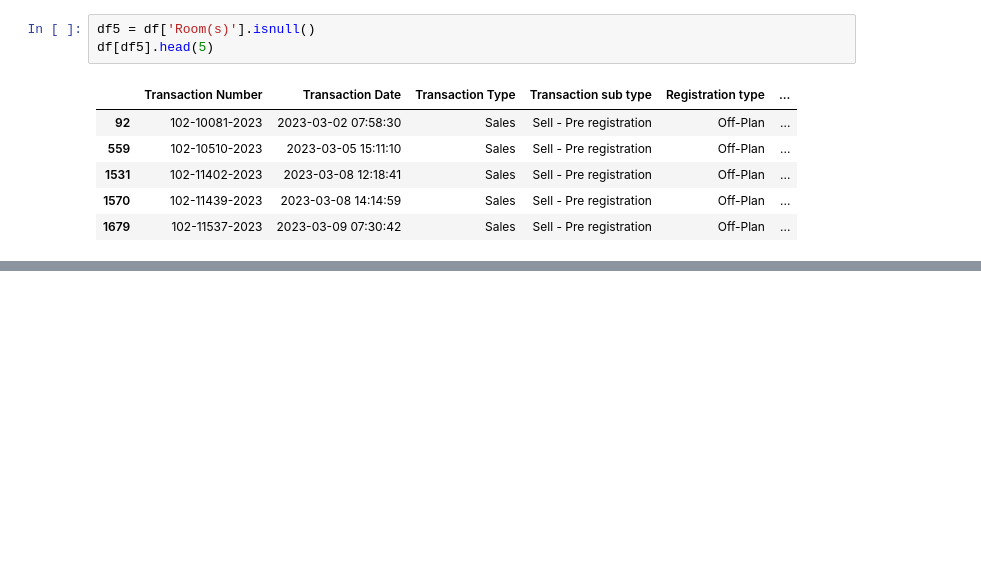
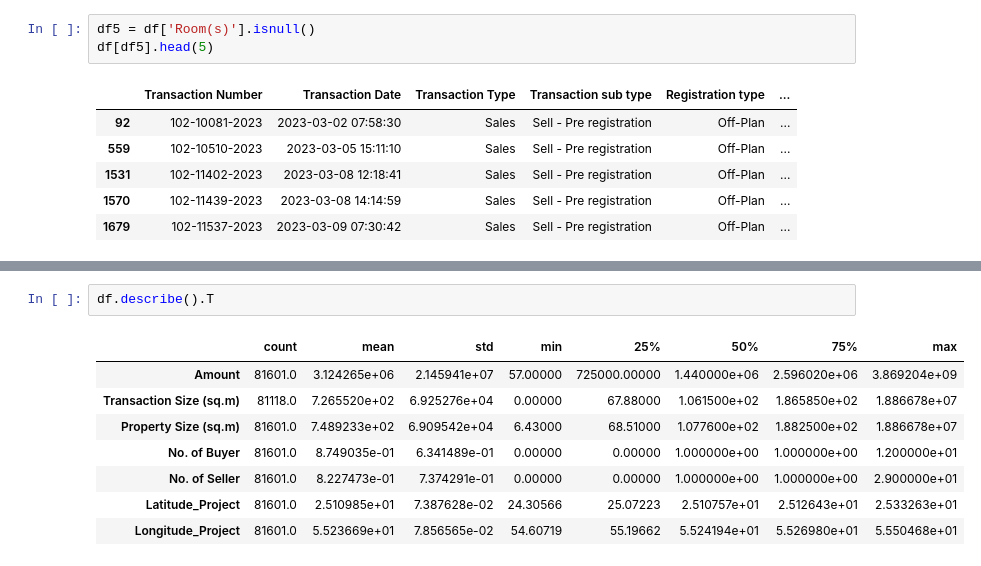
Before and after one commit to Kuruvilla02/Dubai-Real-Estate-Capstone-project, a Jupyter notebook: Data_exploration.ipynb, the cells around one changed output, grey strips where cells are left out. Saved outputs shown, nothing was run; the diff lists cells and outputs as text; blank space fills up the shorter version.

Commit message:
Info and describe checked

```diff
--- a/Data_exploration.ipynb
+++ b/Data_exploration.ipynb
@@ -111,0 +141,11 @@ NameError: name 'df5' is not defined
+# %%
+df.describe().T
+# %% [output]
+|  | count | mean | std | min | 25% | 50% | 75% | max |
+| Amount | 81601.0 | 3.124265e+06 | 2.145941e+07 | 57.00000 | 725000.00000 | 1.440000e+06 | 2.596020e+06 | 3.869204e+09 |
+| Transaction Size (sq.m) | 81118.0 | 7.265520e+02 | 6.925276e+04 | 0.00000 | 67.88000 | 1.061500e+02 | 1.865850e+02 | 1.886678e+07 |
+| Property Size (sq.m) | 81601.0 | 7.489233e+02 | 6.909542e+04 | 6.43000 | 68.51000 | 1.077600e+02 | 1.882500e+02 | 1.886678e+07 |
+| No. of Buyer | 81601.0 | 8.749035e-01 | 6.341489e-01 | 0.00000 | 0.00000 | 1.000000e+00 | 1.000000e+00 | 1.200000e+01 |
+| No. of Seller | 81601.0 | 8.227473e-01 | 7.374291e-01 | 0.00000 | 0.00000 | 1.000000e+00 | 1.000000e+00 | 2.900000e+01 |
+| Latitude_Project | 81601.0 | 2.510985e+01 | 7.387628e-02 | 24.30566 | 25.07223 | 2.510757e+01 | 2.512643e+01 | 2.533263e+01 |
+| Longitude_Project | 81601.0 | 5.523669e+01 | 7.856565e-02 | 54.60719 | 55.19662 | 5.524194e+01 | 5.526980e+01 | 5.550468e+01 |
```
Also changed, not shown: parts of 3 cells of this notebook.
